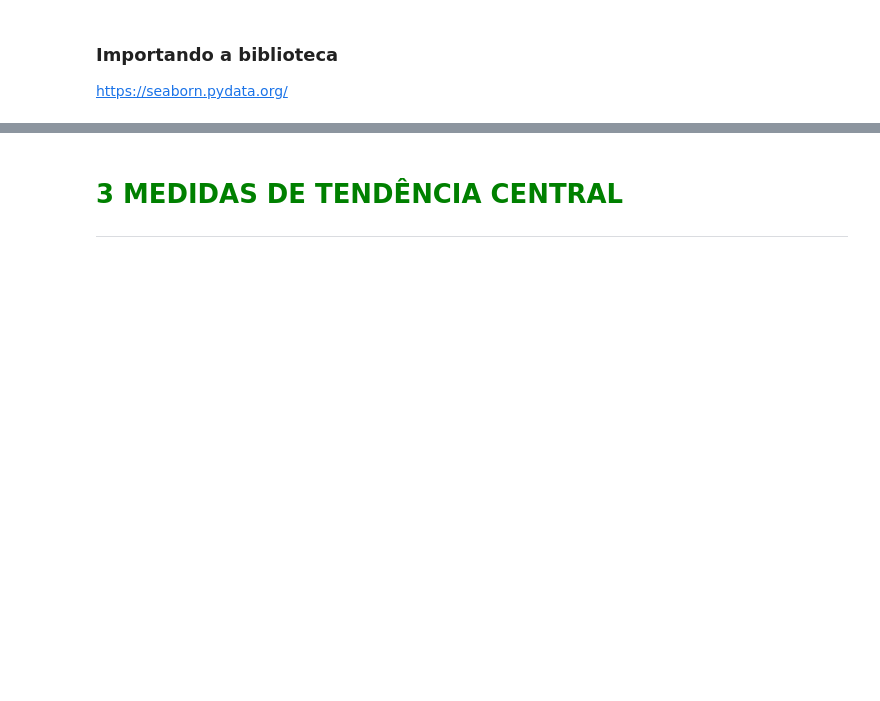
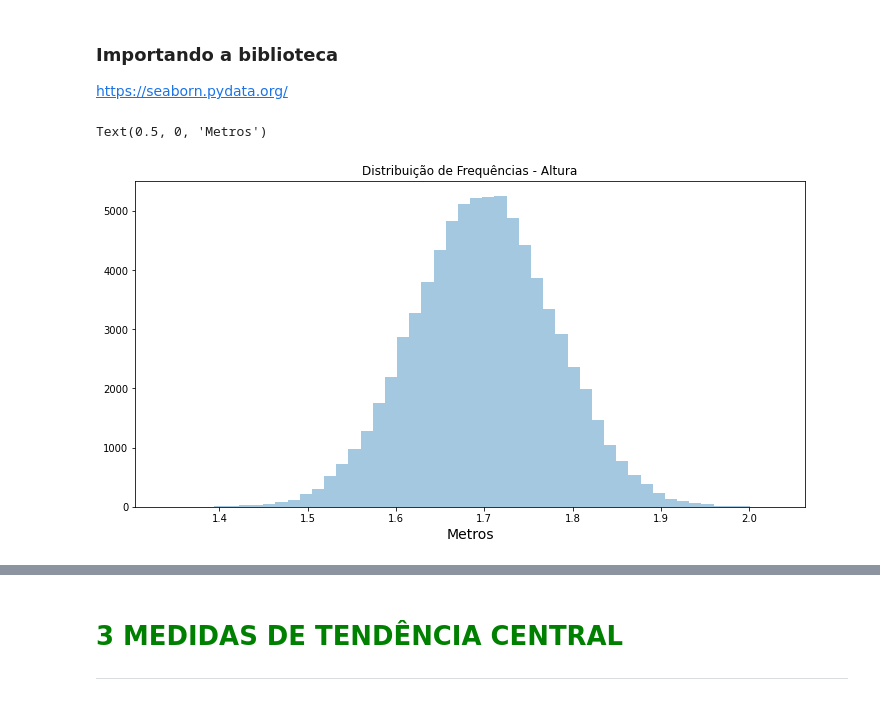
Before and after one commit to mvboas/curso_estatistica_com_python, a Jupyter notebook: notebooks/Curso_de_Estatística_Parte_1.ipynb, the cells around one changed output, grey strips where cells are left out. Saved outputs shown, nothing was run; the diff lists cells and outputs as text; code cells hidden in the pictures; blank space fills up the shorter version.

```diff
--- a/notebooks/Curso_de_Estatística_Parte_1.ipynb
+++ b/notebooks/Curso_de_Estatística_Parte_1.ipynb
@@ -125,0 +130,2 @@ https://pandas.pydata.org/
+# %%
+dados = pd.read_csv("https://raw.githubusercontent.com/mvboas/curso_estatistica_com_python/main/dados/dados.csv")
@@ -227,0 +488,8 @@ https://seaborn.pydata.org/
+# %%
+ax = sns.distplot(dados.Altura, kde = False)
+ax.figure.set_size_inches(12,6)
+ax.set_title("Distribuição de Frequências - Altura")
+ax.set_xlabel("Metros", fontsize = 14)
+# %% [output]
+Text(0.5, 0, 'Metros')
+[figure, added]
```
Also changed, not shown: parts of 109 cells of this notebook.
